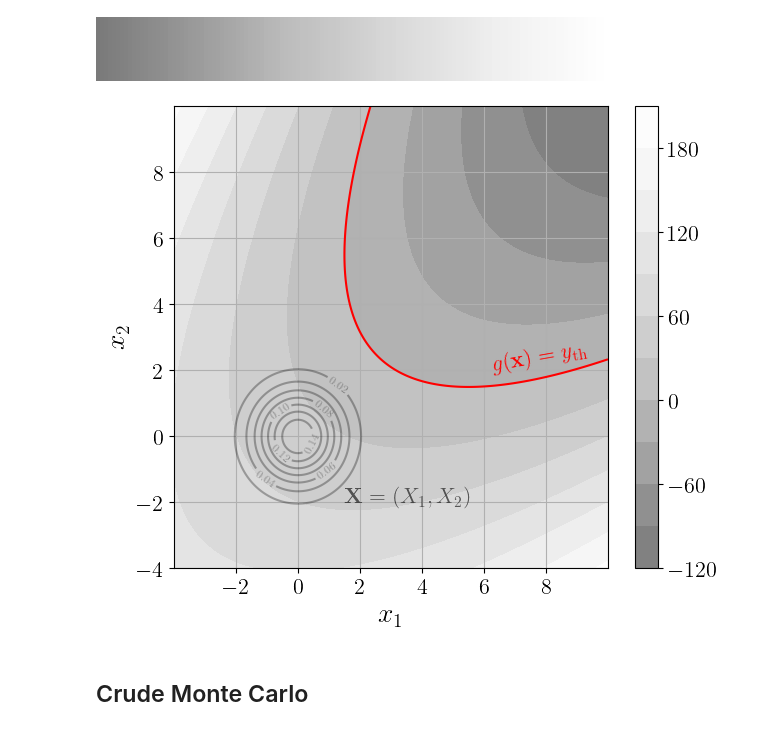
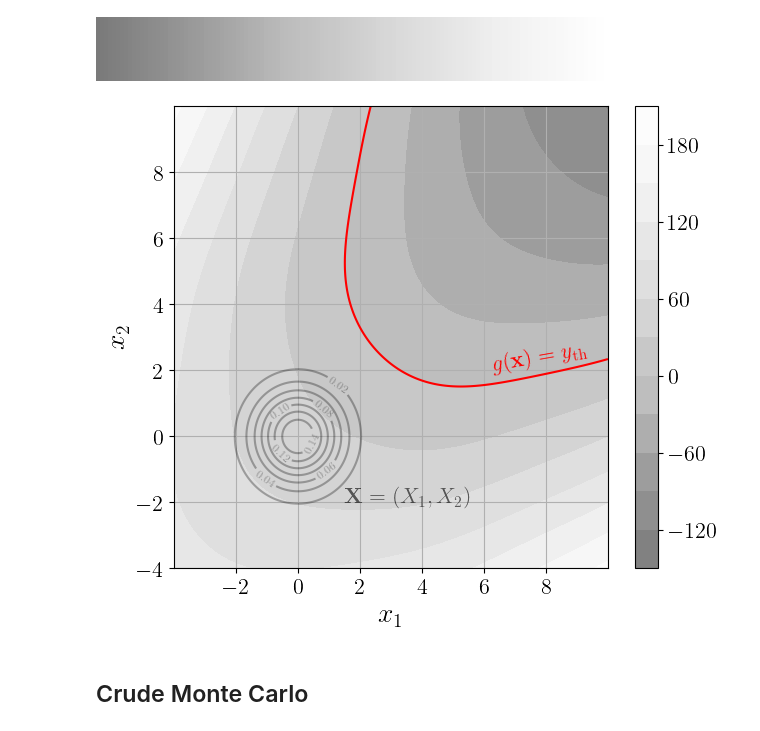
Before and after one commit to efekhari27/thesis, a Jupyter notebook: numerical_experiments/chapter1/relibility.ipynb, the cells around one changed output. Saved outputs shown, nothing was run; the diff lists cells and outputs as text; code cells hidden in the pictures.

```diff
--- a/numerical_experiments/chapter1/relibility.ipynb
+++ b/numerical_experiments/chapter1/relibility.ipynb
@@ -13,6 +13,8 @@ rc('font', **{'family': 'Libertine'})
 rc('text', usetex=True)
 rc('text', usetex=True)
 plt.rcParams.update({'text.latex.preamble': r'\usepackage{amsfonts}'})
+plt.rcParams.update({'text.latex.preamble': r'\usepackage{amsmath}'})
+plt.rcParams.update({'text.latex.preamble': r'\usepackage{bm}'})
 rc('font', size=16)# Set the default text font size
 rc('axes', titlesize=20)# Set the axes title font size
 rc('axes', labelsize=16)# Set the axes labels font size
@@ -26,25 +28,25 @@ faded_greys
 # %% [output]
 [figure]
 # %%
-g = ot.SymbolicFunction(["x1", "x2"], ["(x1 - x2) ^ 2 - 8 * (x1 + x2 - 5)"])
+g = ot.SymbolicFunction(["x1", "x2"], ["(x1 - x2) ^ 2 - 8 * (x1 + x2 - 5) + sin(x1) + sin(x2)"])
 X = ot.ComposedDistribution([ot.Normal(0., 1.)] * 2)
 Y = ot.CompositeRandomVector(g, ot.RandomVector(X))
 threshold = 0.
 failure_event = ot.ThresholdEvent(Y, ot.LessOrEqual(), threshold)
 
 d = DrawFunctions()
 d.set_bounds([-4] * 2, [10] * 2)
 d.draw_2D_controur(title="", function=g, distribution=X, colorbar=faded_greys)
 contour = plt.contour(d.X0, d.X1, d.Z, levels=[threshold], colors='red')
 #plt.clabel(contour, inline=True, fontsize=12, colors='k')
 plt.text(1.5, -2, "$\\mathbf{X} = (X_1, X_2)$", fontsize=16, alpha=0.6)
-plt.text(6.2, 2., "$g(\\mathbf{x}) = y_{\mathrm{th}}$", fontsize=16, color='red', rotation=10)
+plt.text(6.2, 2., "$g(\\mathbf{x}) = 0}$", fontsize=16, color='red', rotation=10)
 plt.grid()
 plt.xticks(range(-2, 10, 2))
 plt.yticks(range(-4, 10, 2))
-plt.savefig("figures/parabolic_problem.jpg", dpi=300, bbox_inches='tight');
+plt.savefig("figures/parabolic_problem.png", dpi=300, bbox_inches='tight');
 # %% [output]
-[figure, old version]
+[figure, new version]
 # %% [markdown]
 ## Crude Monte Carlo
 # %%
```
Also changed, not shown: parts of 15 cells of this notebook, 42 other files.
